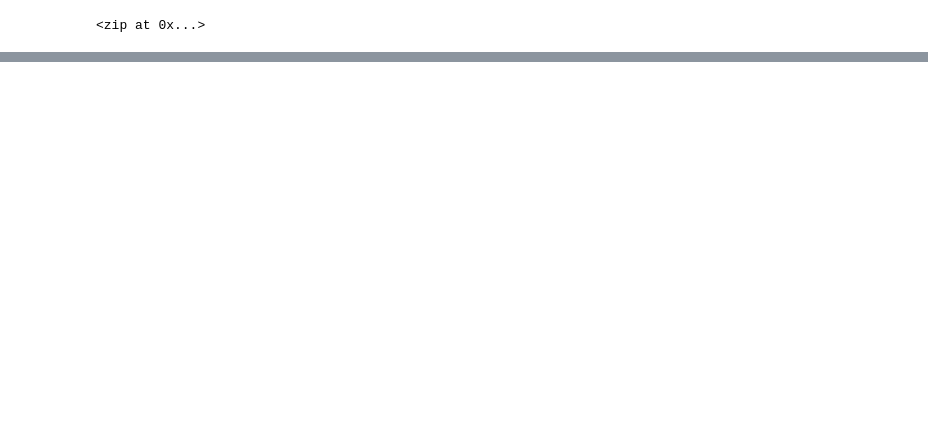
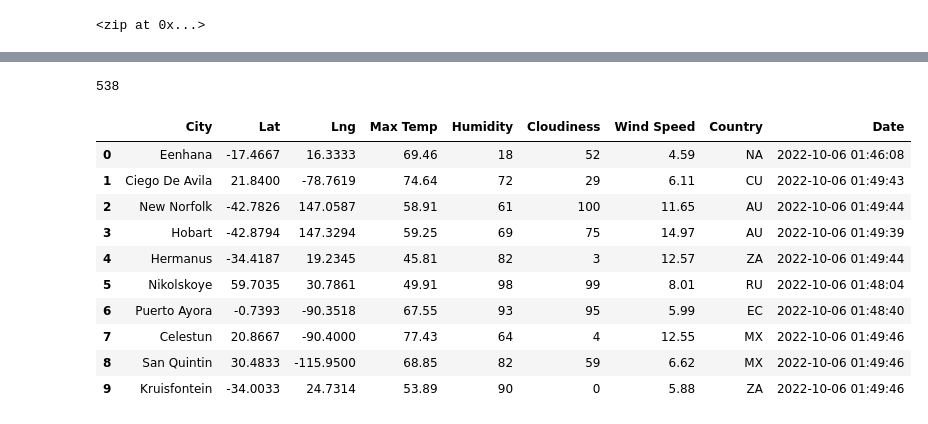
Before and after one commit to justin-behm2016/World_Weather_Analysis, a Jupyter notebook: WeatherPy.ipynb, the cells around one changed output, grey strips where cells are left out. Drawn from its saved outputs; the diff is of its cells as text; code cells hidden in the pictures; blank space fills up the shorter version.

```diff
--- a/WeatherPy.ipynb
+++ b/WeatherPy.ipynb
@@ -46,0 +151,20 @@ for coordinate in coordinates:
+# %%
+print(len(city_data))
+# %% [output]
+538
+# %%
+# Convert the array of dictionaries to a Pandas DataFrame.
+city_data_df = pd.DataFrame(city_data)
+city_data_df.head(10)
+# %% [output]
+|  | City | Lat | Lng | Max Temp | Humidity | Cloudiness | Wind Speed | Country | Date |
+| 0 | Eenhana | -17.4667 | 16.3333 | 69.46 | 18 | 52 | 4.59 | NA | 2022-10-06 01:46:08 |
+| 1 | Ciego De Avila | 21.8400 | -78.7619 | 74.64 | 72 | 29 | 6.11 | CU | 2022-10-06 01:49:43 |
+| 2 | New Norfolk | -42.7826 | 147.0587 | 58.91 | 61 | 100 | 11.65 | AU | 2022-10-06 01:49:44 |
+| 3 | Hobart | -42.8794 | 147.3294 | 59.25 | 69 | 75 | 14.97 | AU | 2022-10-06 01:49:39 |
+| 4 | Hermanus | -34.4187 | 19.2345 | 45.81 | 82 | 3 | 12.57 | ZA | 2022-10-06 01:49:44 |
+| 5 | Nikolskoye | 59.7035 | 30.7861 | 49.91 | 98 | 99 | 8.01 | RU | 2022-10-06 01:48:04 |
+| 6 | Puerto Ayora | -0.7393 | -90.3518 | 67.55 | 93 | 95 | 5.99 | EC | 2022-10-06 01:48:40 |
+| 7 | Celestun | 20.8667 | -90.4000 | 77.43 | 64 | 4 | 12.55 | MX | 2022-10-06 01:49:46 |
+| 8 | San Quintin | 30.4833 | -115.9500 | 68.85 | 82 | 59 | 6.62 | MX | 2022-10-06 01:49:46 |
+| 9 | Kruisfontein | -34.0033 | 24.7314 | 53.89 | 90 | 0 | 5.88 | ZA | 2022-10-06 01:49:46 |
```
Also changed, not shown: parts of 7 cells of this notebook, 2 other files.
